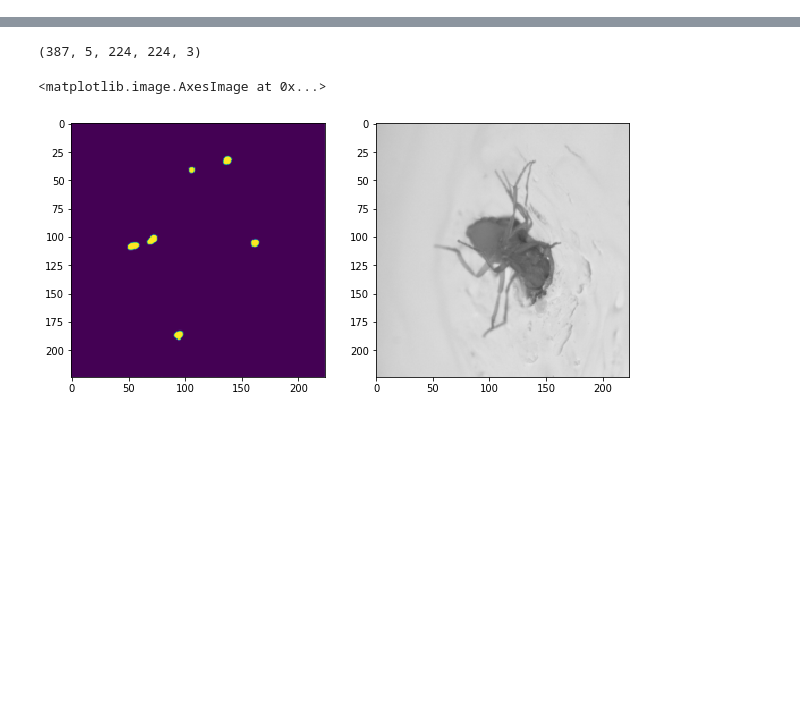
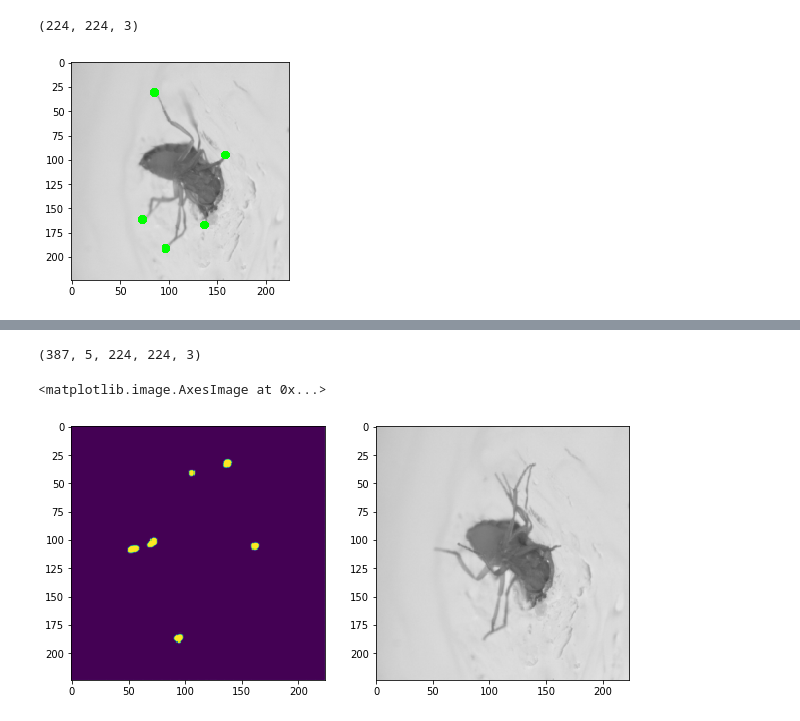
Before and after one commit to Umar-Ayub/Pose-Estimation-Keras, a Jupyter notebook: Post_Processing.ipynb, the cells around one changed output, grey strips where cells are left out. Drawn from its saved outputs; the diff is of its cells as text; code cells hidden in the pictures; blank space fills up the shorter version.

```diff
--- a/Post_Processing.ipynb
+++ b/Post_Processing.ipynb
@@ -44,10 +69,0 @@ test_arr = predict_video(video_path, model_path)
-# %%
-from PIL import Image
-print('Hi')
-frame_list = []
-for i in test_arr:
-    frame_list.extend(i)
-
-# for i in frame_list:
-#     i = Image.fromarray(i, 'RGB')
-# frame_list = np.array(frame_list)
@@ -55,0 +70,2 @@ Hi
+# %%
+coords  = get_pos_from_heatmaps(test_arr['heatmaps'])
@@ -55,0 +85,31 @@ Hi
+# %%
+colormap = 'hsv'
+labelled_frames = []
+
+colorclass=plt.cm.ScalarMappable(cmap=colormap)
+
+
+for c_no, f_no, h_no in zip(coords, test_arr['frames'], test_arr['heatmaps']):
+    maxima = len(c_no['coordinates'])
+    frame =  f_no
+    heatmap = h_no
+    C=colorclass.to_rgba(np.linspace(0,1,maxima))
+#     colors=(C[:,:3]*255).astype(np.uint8)
+    colors = (0,255,0)
+
+    for i in range(maxima):
+        row, col = c_no['coordinates'][i, 0], c_no['coordinates'][i, 1]
+
+        rr, cc = circle(row,col,5,shape=(224,224))
+        frame[rr, cc, :] = colors
+
+    labelled_frames.append(frame)
+# for i in frame_list:
+#     i = Image.fromarray(i, 'RGB')
+# frame_list = np.array(frame_list)
+# %%
+plt.imshow(labelled_frames[1519])
+print(labelled_frames[1519].shape)
+# %% [output]
+(224, 224, 3)
+[figure, added]
```
Also changed, not shown: parts of 12 cells of this notebook, 1 other file.
